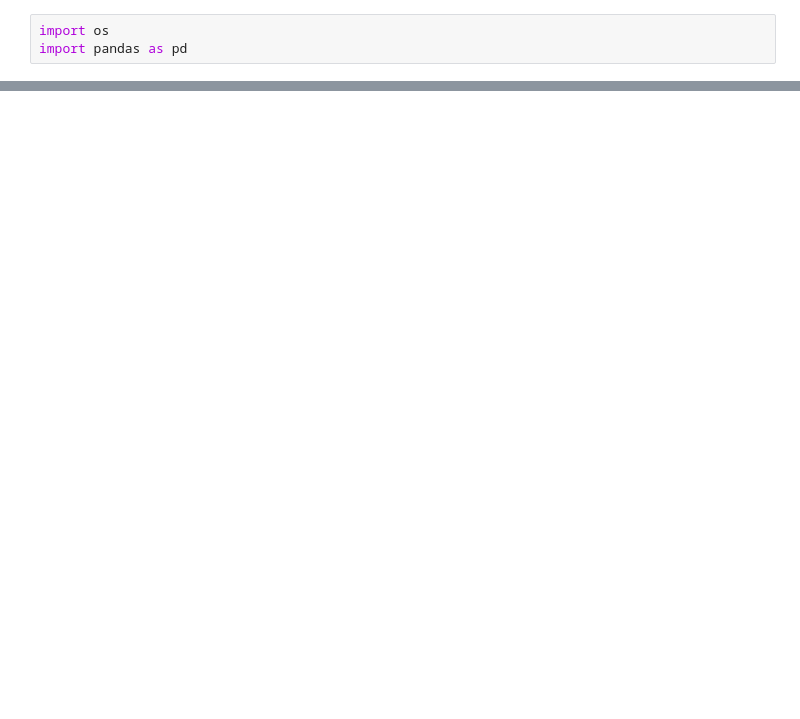
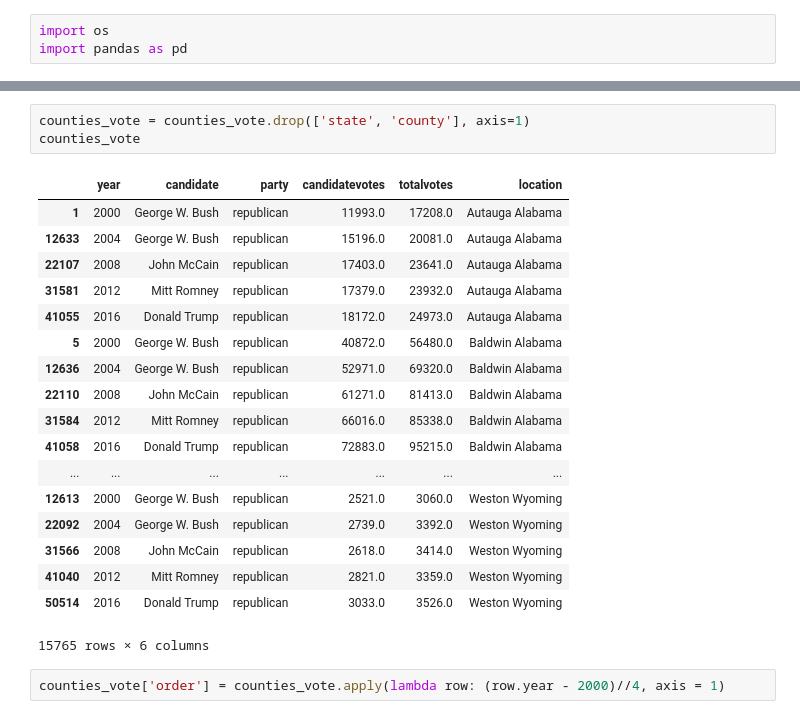
Before and after one commit to tinawong15/portends-greatness, a Jupyter notebook: elections.ipynb, the cells around one changed output, grey strips where cells are left out. Saved outputs shown, nothing was run; the diff lists cells and outputs as text; blank space fills up the shorter version.

```diff
--- a/elections.ipynb
+++ b/elections.ipynb
@@ -28,0 +112,24 @@ df
+# %%
+counties_vote = counties_vote.drop(['state', 'county'], axis=1)
+counties_vote
+# %% [output]
+|  | year | candidate | party | candidatevotes | totalvotes | location |
+| 1 | 2000 | George W. Bush | republican | 11993.0 | 17208.0 | Autauga Alabama |
+| 12633 | 2004 | George W. Bush | republican | 15196.0 | 20081.0 | Autauga Alabama |
+| 22107 | 2008 | John McCain | republican | 17403.0 | 23641.0 | Autauga Alabama |
+| 31581 | 2012 | Mitt Romney | republican | 17379.0 | 23932.0 | Autauga Alabama |
+| 41055 | 2016 | Donald Trump | republican | 18172.0 | 24973.0 | Autauga Alabama |
+| 5 | 2000 | George W. Bush | republican | 40872.0 | 56480.0 | Baldwin Alabama |
+| 12636 | 2004 | George W. Bush | republican | 52971.0 | 69320.0 | Baldwin Alabama |
+| 22110 | 2008 | John McCain | republican | 61271.0 | 81413.0 | Baldwin Alabama |
+| 31584 | 2012 | Mitt Romney | republican | 66016.0 | 85338.0 | Baldwin Alabama |
+| 41058 | 2016 | Donald Trump | republican | 72883.0 | 95215.0 | Baldwin Alabama |
+| ... | ... | ... | ... | ... | ... | ... |
+| 12613 | 2000 | George W. Bush | republican | 2521.0 | 3060.0 | Weston Wyoming |
+| 22092 | 2004 | George W. Bush | republican | 2739.0 | 3392.0 | Weston Wyoming |
+| 31566 | 2008 | John McCain | republican | 2618.0 | 3414.0 | Weston Wyoming |
+| 41040 | 2012 | Mitt Romney | republican | 2821.0 | 3359.0 | Weston Wyoming |
+| 50514 | 2016 | Donald Trump | republican | 3033.0 | 3526.0 | Weston Wyoming |
+15765 rows × 6 columns
+# %%
+counties_vote['order'] = counties_vote.apply(lambda row: (row.year - 2000)//4, axis = 1)
```
Also changed, not shown: parts of 11 cells of this notebook.
